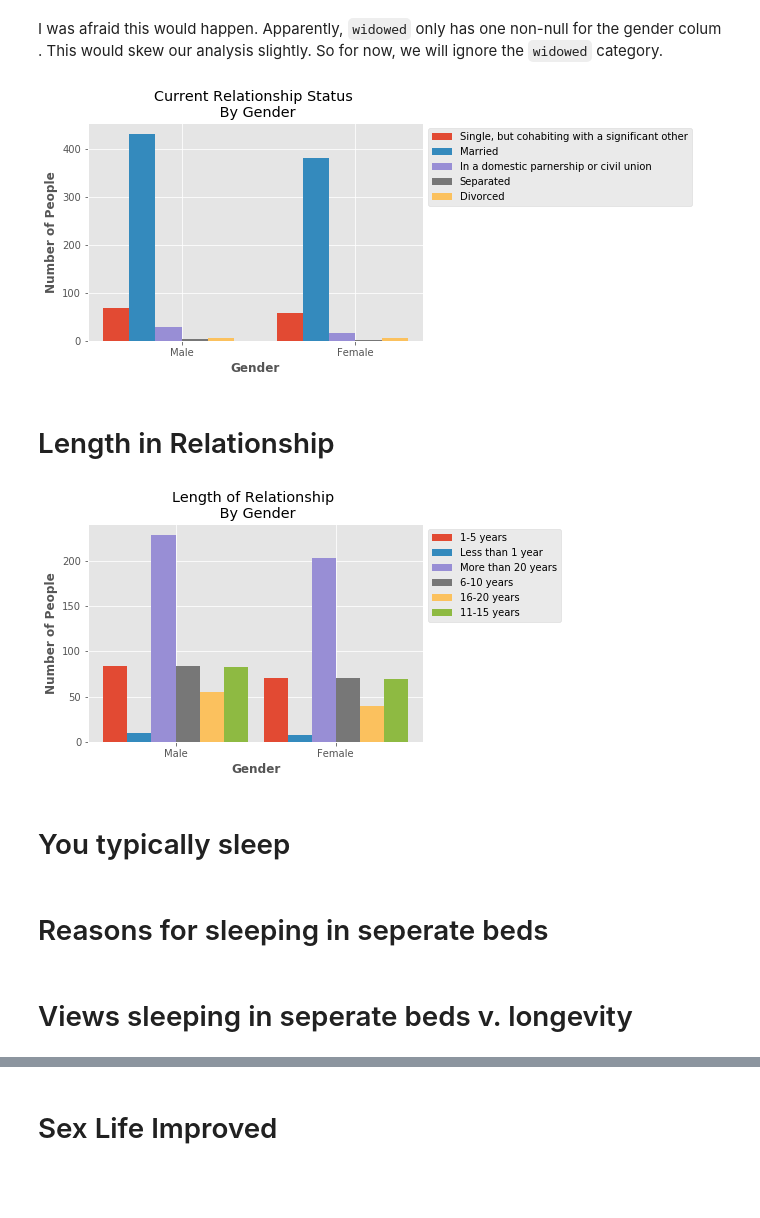
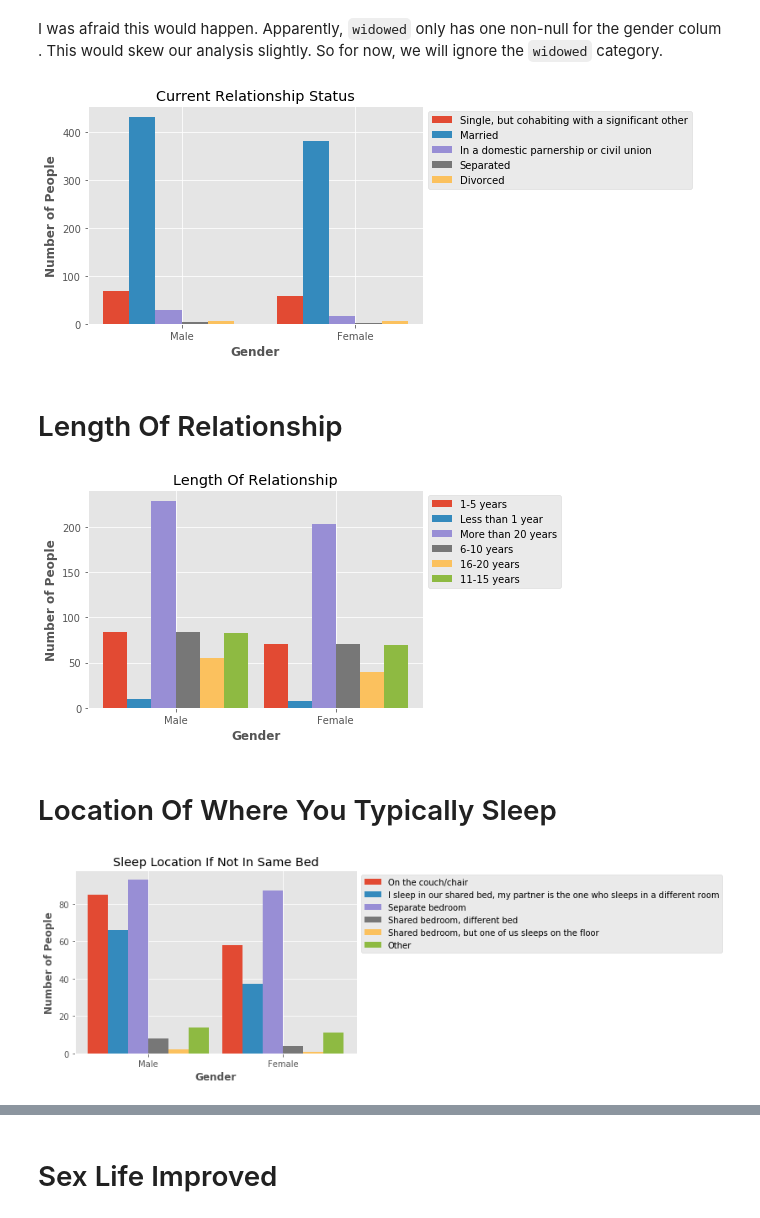
Before and after one commit to mathcoder3141/projects, a Jupyter notebook: sleep/sleep_analysis_explanatory.ipynb, the cells around one changed output, grey strips where cells are left out. Drawn from its saved outputs; the diff is of its cells as text; code cells hidden in the pictures; blank space fills up the shorter version.

```diff
--- a/sleep/sleep_analysis_explanatory.ipynb
+++ b/sleep/sleep_analysis_explanatory.ipynb
@@ -19,0 +17,2 @@ It looks like the first row of data is nonsense. So let's go ahead and drop this
+# %%
+sleep = sleep.drop(sleep.index[0])
@@ -127,26 +128,26 @@ I was afraid this would happen. Apparently, `widowed` only has one non-null for
 # %%
 x1 = np.arange(len(single))  # the label locations
 x2 = [x + width for x in x1]
 x3 = [x + width for x in x2]
 x4 = [x + width for x in x3]
 x5 = [x + width for x in x4]
 
 plt.bar(x1, single, width = width, label = 'Single, but cohabiting with a significant other')
 plt.bar(x2, married, width = width, label = 'Married')
 plt.bar(x3, domestic, width = width, label = 'In a domestic parnership or civil union')
 plt.bar(x4, separated, width = width, label = 'Separated')
 plt.bar(x5, divorced, width = width, label = 'Divorced')
 
 plt.xticks([x + 2.5 * width for x in range(len(x1))], labels)
 plt.xlabel('Gender', fontweight='bold')
 plt.ylabel('Number of People', fontweight='bold')
-plt.title('Current Relationship Status \n By Gender')
+plt.title('Current Relationship Status')
 plt.legend(loc = 'upper left', bbox_to_anchor=(1,1))
 plt.show()
 # %% [output]
-[figure, old version]
+[figure, new version]
 # %% [markdown]
-# Length in Relationship
+# Length Of Relationship
 # %%
 one_to_five = [x for x in sleep[sleep["How long have you been in your current relationship? If you are not currently in a relationship, please answer according to your last relationship."] == '1-5 years']['Gender'].value_counts()]
 lt_one = [x for x in sleep[sleep["How long have you been in your current relationship? If you are not currently in a relationship, please answer according to your last relationship."] == 'Less than 1 year']['Gender'].value_counts()]
@@ -172,14 +173,40 @@ plt.bar(x6, eleven_to_fifteen, width = width, label = '11-15 years')
 plt.xticks([x + 2.5 * width for x in range(len(x1))], labels)
 plt.xlabel('Gender', fontweight='bold')
 plt.ylabel('Number of People', fontweight='bold')
-plt.title('Length of Relationship \n By Gender')
+plt.title('Length Of Relationship')
 plt.legend(loc = 'upper left', bbox_to_anchor=(1,1))
 plt.show()
 # %% [output]
-[figure, old version]
+[figure, new version]
-# %% [markdown]
-# You typically sleep
-# %% [markdown]
-# Reasons for sleeping in seperate beds
-# %% [markdown]
-# Views sleeping in seperate beds v. longevity
+# %% [markdown]
+# Location Of Where You Typically Sleep
+# %%
+couch = [x for x in sleep[sleep["When you\'re not sleeping in the same bed as your partner, where do you typically sleep?"] == 'On the couch/chair']['Gender'].value_counts()]
+sleep_in_shared_bed = [x for x in sleep[sleep["When you\'re not sleeping in the same bed as your partner, where do you typically sleep?"] == 'I sleep in our shared bed, my partner is the one who sleeps somewhere else']['Gender'].value_counts()]
+another_room = [x for x in sleep[sleep["When you\'re not sleeping in the same bed as your partner, where do you typically sleep?"] == 'Separate bedroom']['Gender'].value_counts()]
+diff_bed = [x for x in sleep[sleep["When you\'re not sleeping in the same bed as your partner, where do you typically sleep?"] == 'Shared bedroom, different bed']['Gender'].value_counts()]
+on_floor = [x for x in sleep[sleep["When you\'re not sleeping in the same bed as your partner, where do you typically sleep?"] == 'Shared bedroom, but one of us sleeps on the floor']['Gender'].value_counts()]
+other = [x for x in sleep[sleep["When you\'re not sleeping in the same bed as your partner, where do you typically sleep?"] == 'Other (please specify)']['Gender'].value_counts()]
+
+x1 = np.arange(len(couch))  # the label locations
+x2 = [x + width for x in x1]
+x3 = [x + width for x in x2]
+x4 = [x + width for x in x3]
+x5 = [x + width for x in x4]
+x6 = [x + width for x in x5]
+
+plt.bar(x1, couch, width = width, label = 'On the couch/chair')
+plt.bar(x2, sleep_in_shared_bed, width = width, label = 'I sleep in our shared bed, my partner is the one who sleeps in a different room')
+plt.bar(x3, another_room, width = width, label = 'Separate bedroom')
+plt.bar(x4, diff_bed, width = width, label = 'Shared bedroom, different bed')
+plt.bar(x5, on_floor, width = width, label = 'Shared bedroom, but one of us sleeps on the floor')
+plt.bar(x6, other, width = width, label = 'Other')
+
+plt.xticks([x + 2.5 * width for x in range(len(x1))], labels)
+plt.xlabel('Gender', fontweight='bold')
+plt.ylabel('Number of People', fontweight='bold')
+plt.title('Sleep Location If Not In Same Bed')
+plt.legend(loc = 'upper left', bbox_to_anchor=(1,1))
+plt.show()
+# %% [output]
+[figure, added]
```
Also changed, not shown: parts of 21 cells of this notebook.
